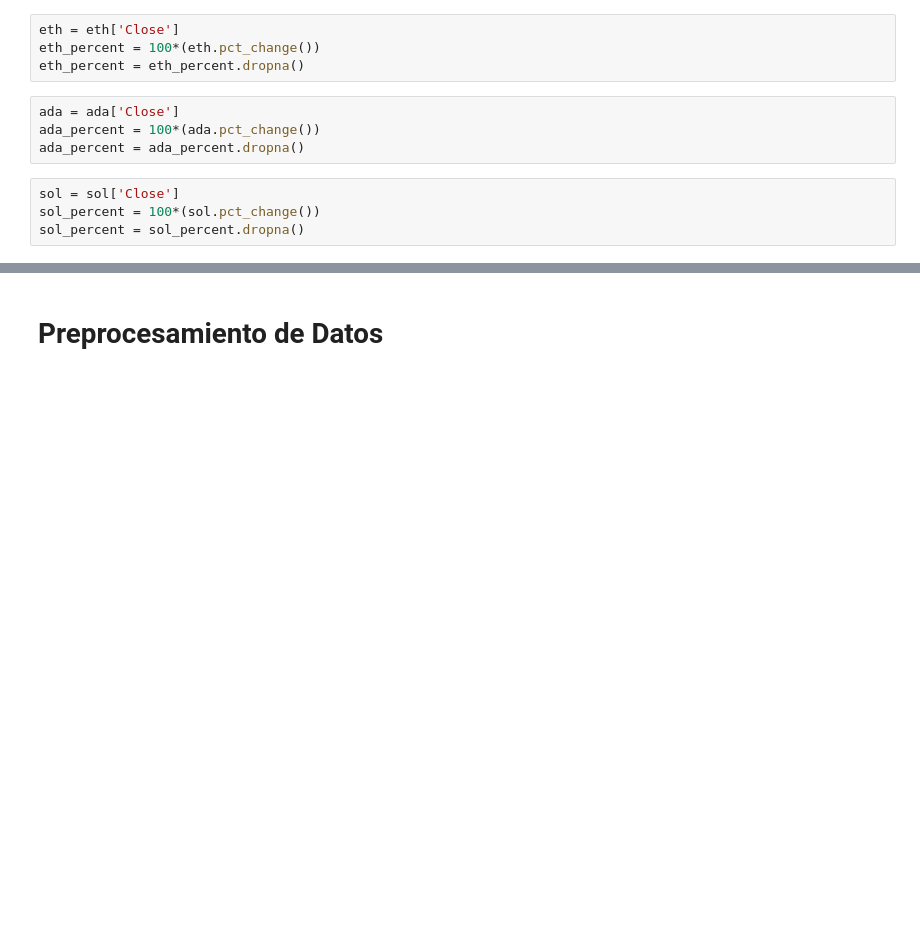
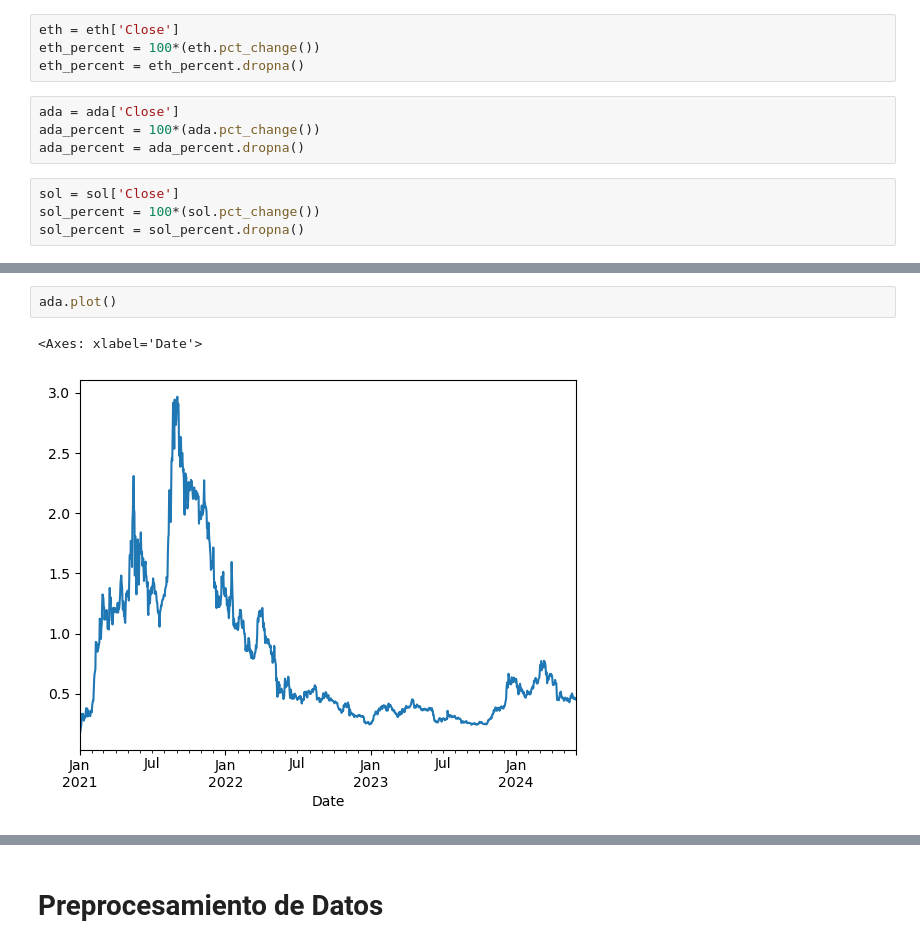
Before and after one commit to angelfrancog/Proyecto-Final-RN, a Jupyter notebook: CryptoRN.ipynb, the cells around one changed output, grey strips where cells are left out. Cells and saved outputs as stored; diff of their text form; blank space fills up the shorter version.

```diff
--- a/CryptoRN.ipynb
+++ b/CryptoRN.ipynb
@@ -150,3 +179,8 @@ Correlación ETH%-SOL%: 0.6189950524384252
+# %%
+ada.plot()
+# %% [output]
+<Axes: xlabel='Date'>
+[figure, added]
 # %%
 btc_percent.plot()
 # %% [output]
```
Also changed, not shown: parts of 65 cells of this notebook.
